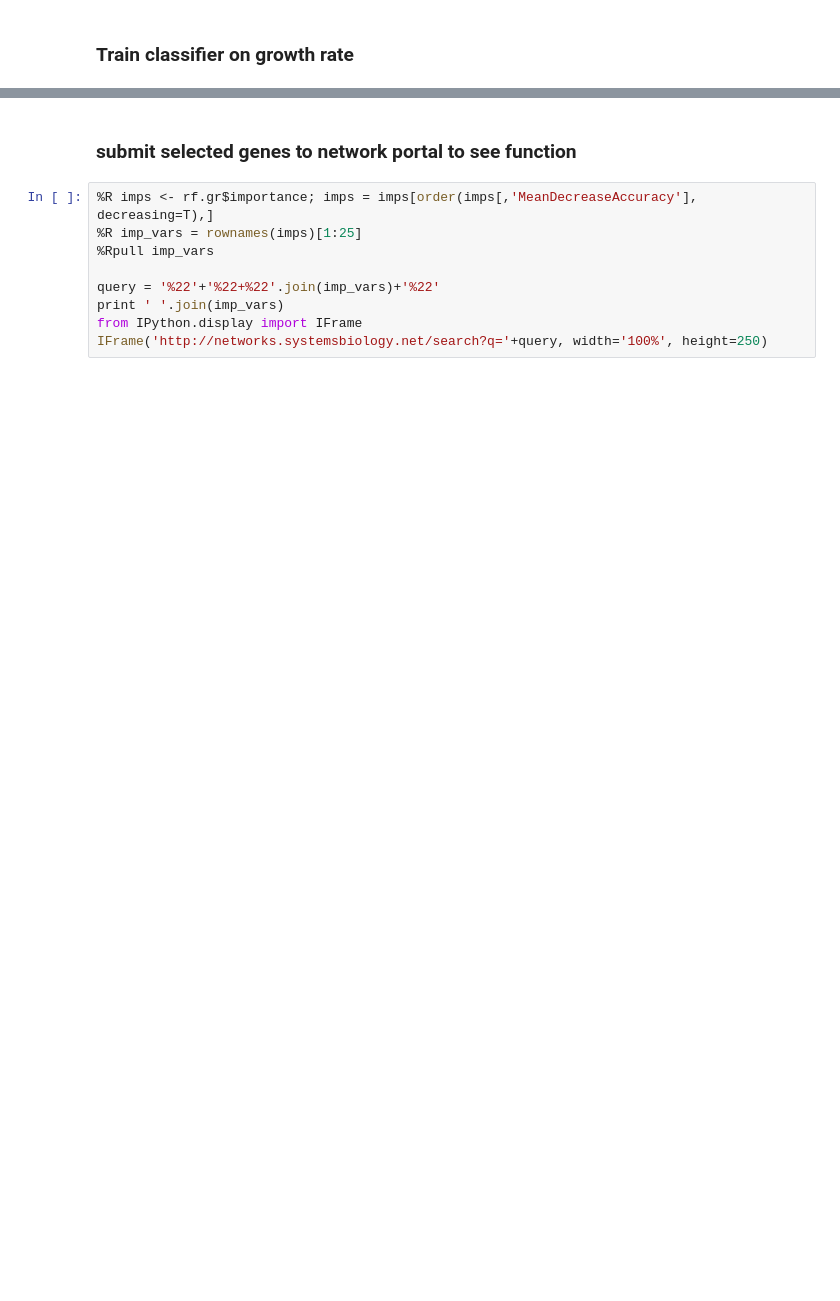
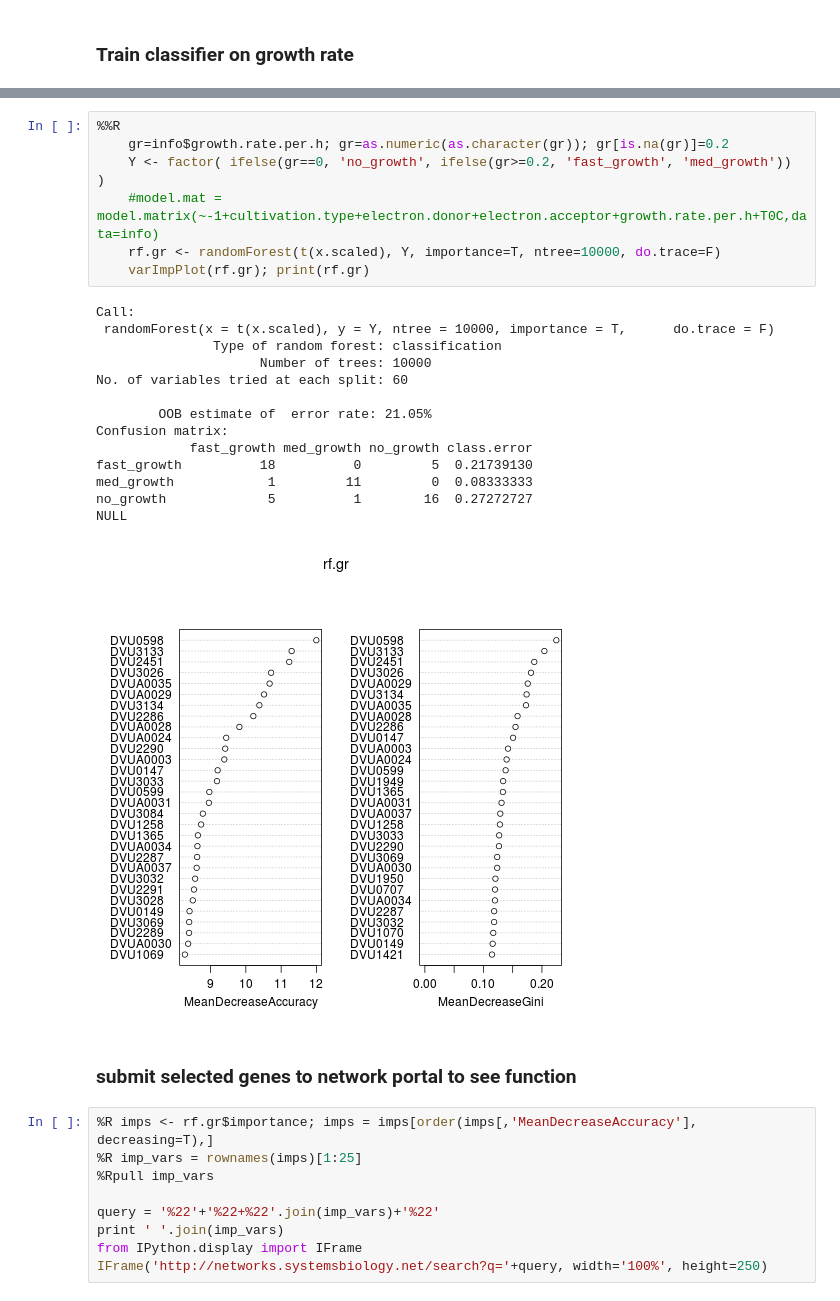
Before and after one commit to djreiss/discovery2014, a Jupyter notebook: notebooks/Untitled3.ipynb, the cells around one changed output, grey strips where cells are left out. Saved outputs shown, nothing was run; the diff lists cells and outputs as text; blank space fills up the shorter version.

```diff
--- a/notebooks/Untitled3.ipynb
+++ b/notebooks/Untitled3.ipynb
@@ -148,3 +152,25 @@ NULL
+# %%
+%%R
+    gr=info$growth.rate.per.h; gr=as.numeric(as.character(gr)); gr[is.na(gr)]=0.2
+    Y <- factor( ifelse(gr==0, 'no_growth', ifelse(gr>=0.2, 'fast_growth', 'med_growth')) )
+    #model.mat = model.matrix(~-1+cultivation.type+electron.donor+electron.acceptor+growth.rate.per.h+T0C,data=info)
+    rf.gr <- randomForest(t(x.scaled), Y, importance=T, ntree=10000, do.trace=F)
+    varImpPlot(rf.gr); print(rf.gr)
+# %% [output]
+Call:
+ randomForest(x = t(x.scaled), y = Y, ntree = 10000, importance = T,      do.trace = F)
+               Type of random forest: classification
+                     Number of trees: 10000
+No. of variables tried at each split: 60
+
+        OOB estimate of  error rate: 21.05%
+Confusion matrix:
+            fast_growth med_growth no_growth class.error
+fast_growth          18          0         5  0.21739130
+med_growth            1         11         0  0.08333333
+no_growth             5          1        16  0.27272727
+NULL
+[figure, added]
 # %% [markdown]
 ### submit selected genes to network portal to see function
 # %%
```
Also changed, not shown: parts of 18 cells of this notebook, 40 other files.
